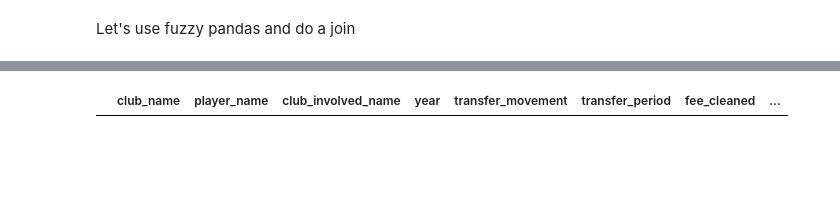
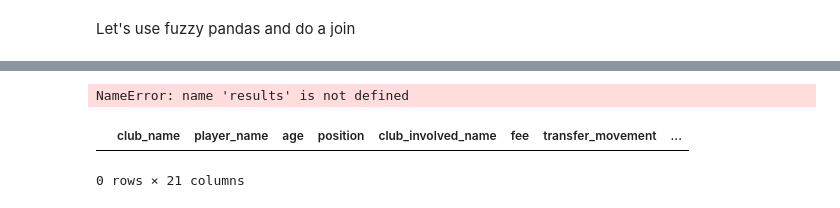
Before and after one commit to AhanPenkar/transfer-analysis, a Jupyter notebook: merge_notebook.ipynb, the cells around one changed output, grey strips where cells are left out. Saved outputs shown, nothing was run; the diff lists cells and outputs as text; code cells hidden in the pictures; blank space fills up the shorter version.

```diff
--- a/merge_notebook.ipynb
+++ b/merge_notebook.ipynb
@@ -152,6 +208,6 @@ country_df.sample(5)
 # %% [markdown]
 Let's use fuzzy pandas and do a join
 # %%
-matches = fpd.fuzzy_merge(prem_df, country_df, left_on=['club_involved_name'], right_on=['Squad'])
+matches = fpd.fuzzy_merge(leagues_df, country_df, left_on=['club_involved_name'], right_on=['Squad'])
 len(matches)
 # %% [output]
@@ -177,7 +226,12 @@ results.sample(5)
+# %%
+results.head(5)
+# %% [output]
+NameError: name 'results' is not defined
 # %%
 #From results DF, we want to see how many tranfers are in each country
 #How much money did la liga spend on transfers.
 #in results, show me the matches where the country is NaN
-results[results['country'].isnull()]
+matches[matches['country'].isnull()]
 # %% [output]
-|  | club_name | player_name | club_involved_name | year | transfer_movement | transfer_period | fee_cleaned | ... |
+|  | club_name | player_name | age | position | club_involved_name | fee | transfer_movement | ... |
+0 rows × 21 columns
```
Also changed, not shown: parts of 21 cells of this notebook, 18 other files.
